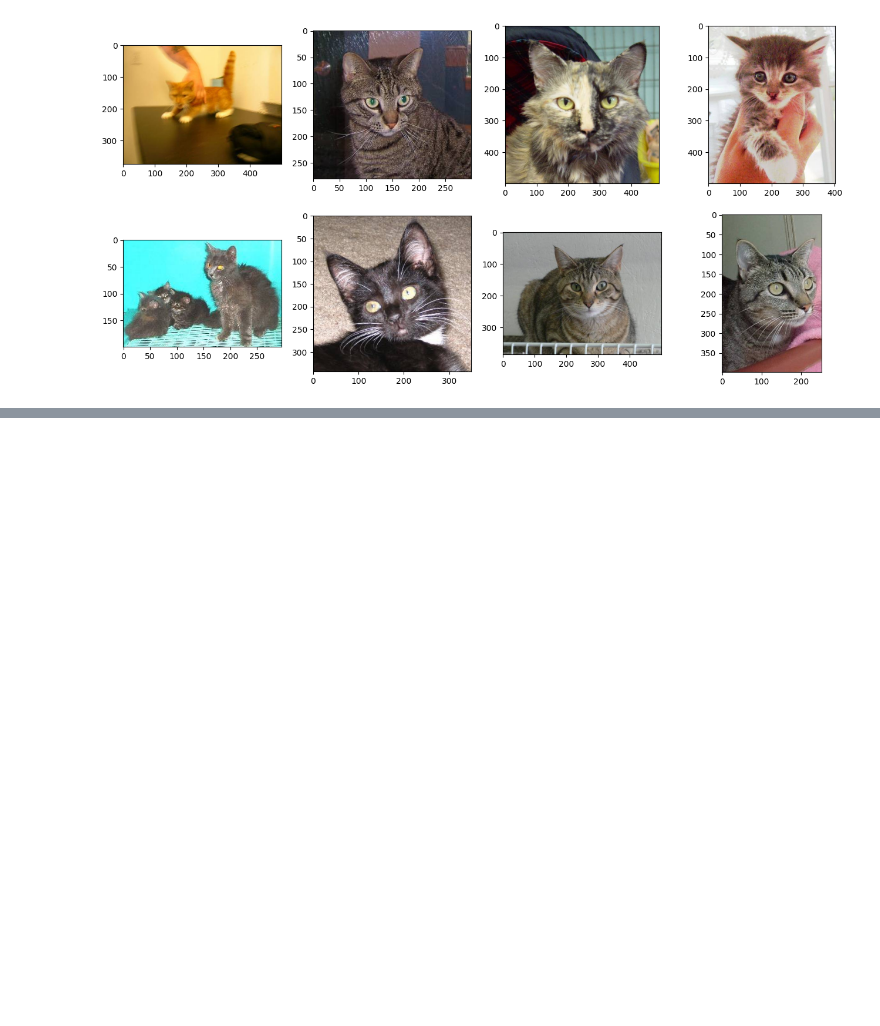
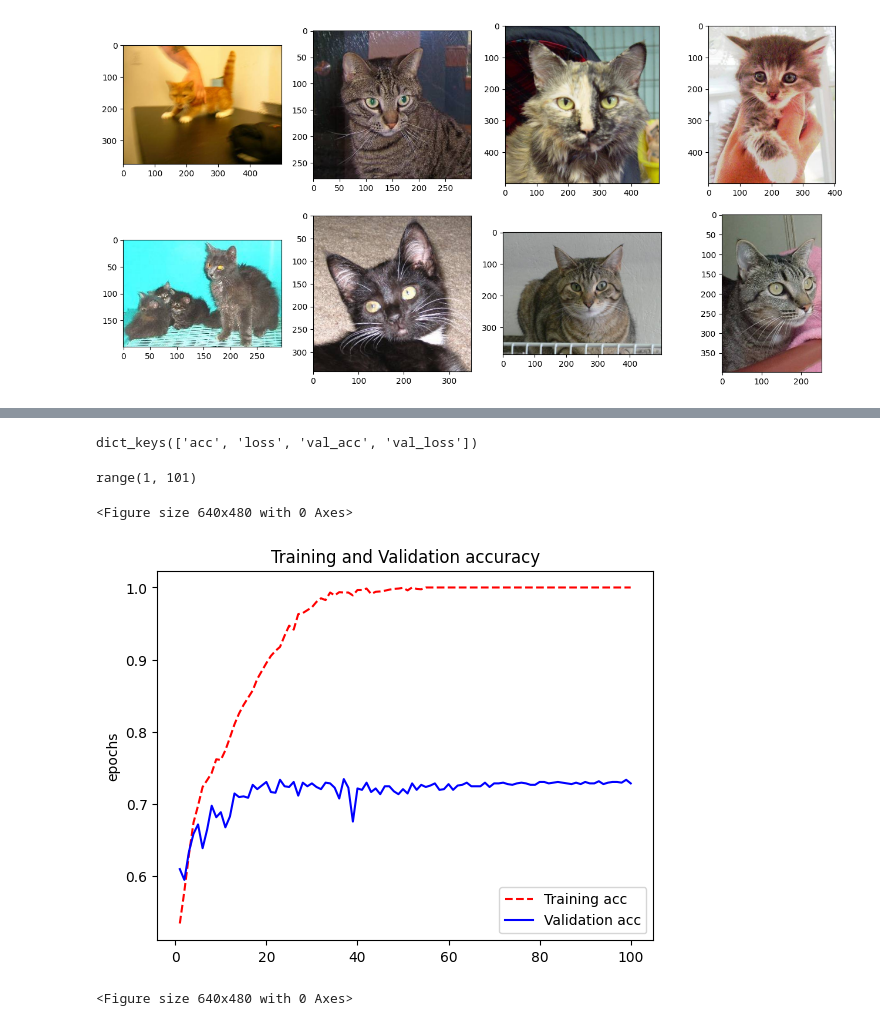
Before and after one commit to JesusMirandaEspino/machinelearningbook, a Jupyter notebook: catsdogs.ipynb, the cells around one changed output, grey strips where cells are left out. Saved outputs shown, nothing was run; the diff lists cells and outputs as text; code cells hidden in the pictures; blank space fills up the shorter version.

```diff
--- a/catsdogs.ipynb
+++ b/catsdogs.ipynb
@@ -224,0 +265,7 @@ model.compile( optimizer=RMSprop( learning_rate=1e-4 ), loss='binay_crossentropy
+# %%
+history = model.fit( train_generator,
+                     steps_per_epoch=steps_per_epoch,
+                     epochs=100,
+                     validation_data=validation_generator,
+                     validation_steps=validation_steps,
+                     verbose=2)
@@ -224,0 +290,28 @@ model.compile( optimizer=RMSprop( learning_rate=1e-4 ), loss='binay_crossentropy
+# %%
+history_dict = history.history
+history_dict.keys()
+# %% [output]
+dict_keys(['acc', 'loss', 'val_acc', 'val_loss'])
+# %%
+acc = history_dict['acc']
+val_acc = history_dict['val_acc']
+loss = history_dict['loss']
+val_loss = history_dict['val_loss']
+# %%
+epochs = range( 1, len(acc)+1, 1 )
+epochs
+# %% [output]
+range(1, 101)
+# %%
+plt.plot(epochs, acc, 'r--', label='Training acc')
+plt.plot(epochs, val_acc, 'b', label='Validation acc')
+plt.title( 'Training and Validation accuracy' )
+plt.ylabel('acc')
+plt.ylabel('epochs')
+
+plt.legend()
+plt.figure()
+# %% [output]
+<Figure size 640x480 with 0 Axes>
+[figure, added]
+<Figure size 640x480 with 0 Axes>
```
Also changed, not shown: parts of 26 cells of this notebook.
